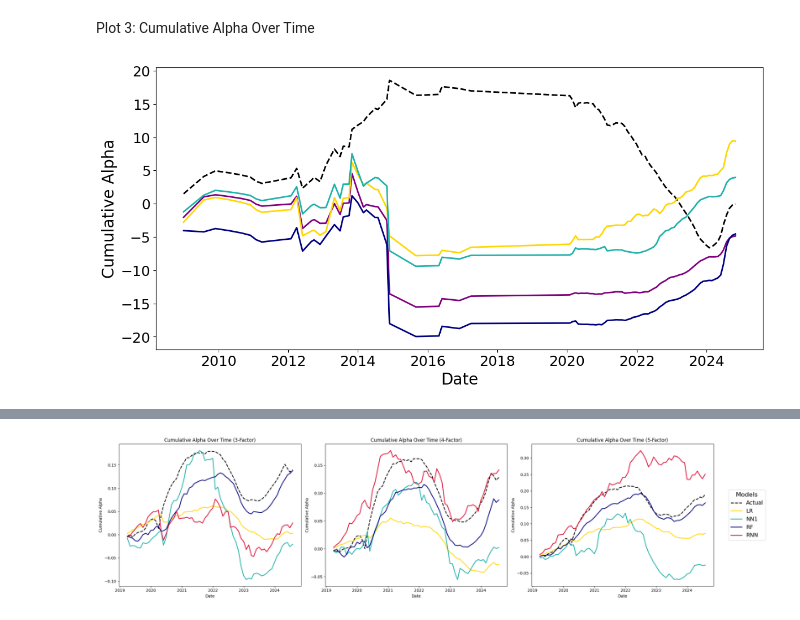
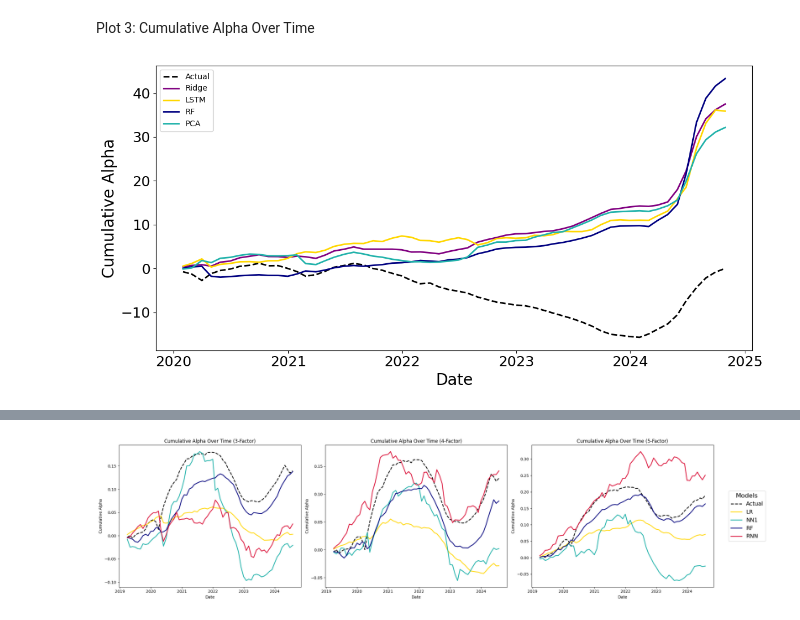
Before and after one commit to willafred/AlphaVision, a Jupyter notebook: alpha_plots.ipynb, the cells around one changed output, grey strips where cells are left out. Drawn from its saved outputs; the diff is of its cells as text; code cells hidden in the pictures.

Commit message:
solved the issue of healthcare funds (issues with joining)

```diff
--- a/alpha_plots.ipynb
+++ b/alpha_plots.ipynb
@@ -28,3 +28,7 @@ tuned_results_tech.head()
 | 4 | 0.001706 | 0.001392 | 0.003908 | 0.003418 | 0.003349 |
 # %% [markdown]
 Adding Dates To The Results Dataframe
+# %%
+# df_new = df[["crsp_fundno", "date", 'rolling_alpha_5f']]
+df_new = df.copy().iloc[int(len(df) * 0.7):]
+df_new
@@ -33,12 +51,11 @@ Adding Dates To The Results Dataframe
 
 rolling_alphas = ["rolling_alpha_5f"]
 results = [tuned_results]
-all_results = {}
+all_results_healthcare = {}
 
 for i in range(0, len(rolling_alphas)):
-    factor = rolling_alphas[i][-2:]
 
-    dataset = df[["crsp_fundno", "date", rolling_alphas[i]]]
+    dataset = df_new[["crsp_fundno", "date", 'rolling_alpha_5f']]
     merged_df = pd.merge(results[i], dataset, how="left", on=rolling_alphas[i])
     # merged_df = merged_df.rename(columns={'naive': f'naive_{factor}'})
 
@@ -47,8 +64,11 @@ for i in range(0, len(rolling_alphas)):
     feature_cols = [col for col in merged_df_no_id.columns if col not in [rolling_alphas[i]]]
 
     # Using a dictionary to store the df for different factor models
-    all_results[rolling_alphas[i]] = merged_df_no_id
-all_results = all_results['rolling_alpha_5f']
+    all_results_healthcare[rolling_alphas[i]] = merged_df_no_id
+all_results_healthcare = all_results_healthcare['rolling_alpha_5f']
+# %%
+all_results_healthcare_clean = all_results_healthcare[all_results_healthcare.index.notna()]
+# all_results_healthcare_clean.sort_index()
 # %%
 rolling_alphas = ["rolling_alpha_5f"]
 results = [tuned_results_tech]
@@ -269,9 +187,7 @@ def plot_cumulative_alpha(df, outcome_var):
     color_list = {'Ridge': 'purple', 'LSTM': 'gold', 'PCA': 'lightseagreen', 'RF': 'navy'}
 
     fig, axis = plt.subplots(figsize=(12, 6))
-
-    # fig, axes = plt.subplots(1, 4, figsize=(24, 6), gridspec_kw={'width_ratios': [1, 1, 1, 0.1]})
-    # legend_handles = {}
+    legend_handles = {}
     df_to_plot = df.copy()
     df_to_plot.index = pd.to_datetime(df_to_plot.index)
     df_to_plot = df_to_plot.sort_index()
@@ -303,14 +219,14 @@ def plot_cumulative_alpha(df, outcome_var):
             df_to_plot.index, df_to_plot[cumulative_col],
             label=label, color=color, linewidth=2
         )
-        # if label not in legend_handles:
-        #     legend_handles[label] = axis.lines[-1]
+        if label not in legend_handles:
+            legend_handles[label] = axis.lines[-1]
 
     # Formatting the plot
     axis.set_xlabel('Date', fontsize=20)
     axis.set_ylabel('Cumulative Alpha', fontsize=20)
     axis.grid(False)
-    axis.legend().set_visible(False)
+    axis.legend().set_visible(True)
     axis.tick_params(axis='both', labelsize=18)
     # axis.set_ylim((-20, 40))
 
@@ -318,6 +234,6 @@ def plot_cumulative_alpha(df, outcome_var):
     plt.tight_layout()
     plt.show()
 # %%
-plot_cumulative_alpha(all_results, 'rolling_alpha_5f')
+plot_cumulative_alpha(all_results_healthcare_clean, 'rolling_alpha_5f')
 # %% [output]
-[figure, old version]
+[figure, new version]
```
Also changed, not shown: parts of 10 cells of this notebook.
